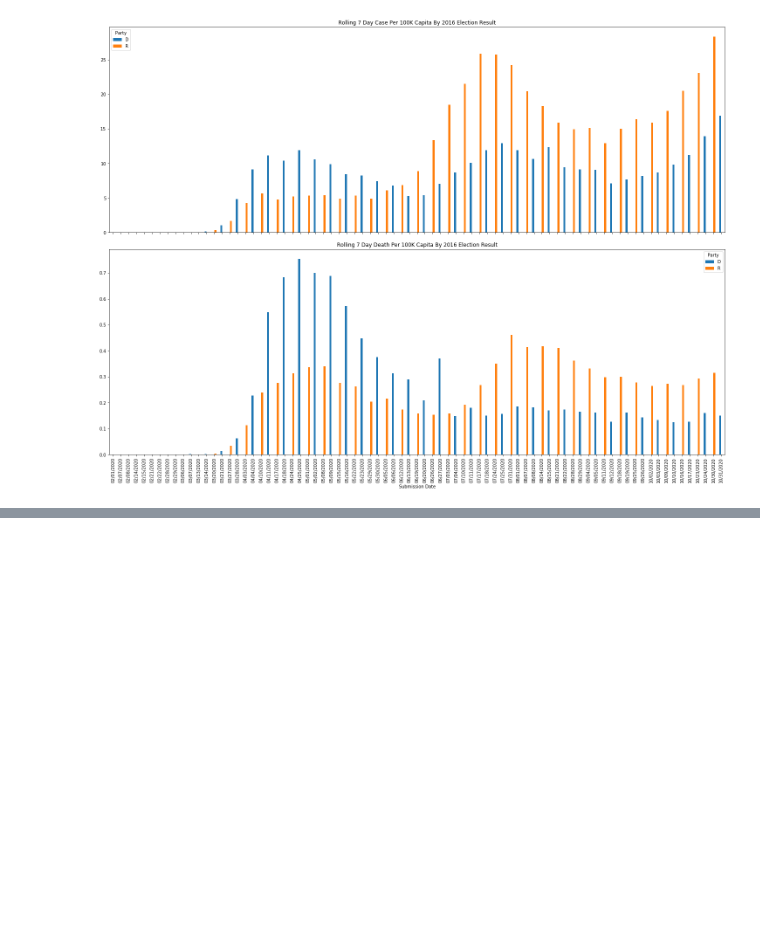
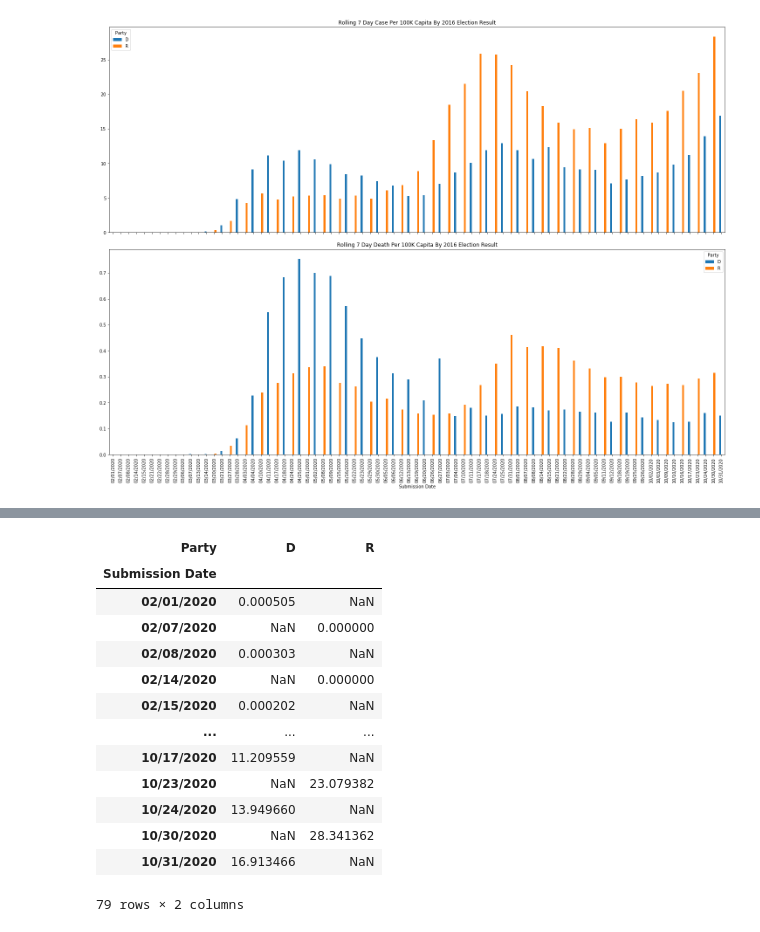
Before and after one commit to codesith/covid, a Jupyter notebook: notebook.ipynb, the cells around one changed output, grey strips where cells are left out. Cells and saved outputs as stored; diff of their text form; code cells hidden in the pictures; blank space fills up the shorter version.

```diff
--- a/notebook.ipynb
+++ b/notebook.ipynb
@@ -152,0 +161,17 @@ rollingDeath.plot(ax=axes[1], kind="bar", title="Rolling 7 Day Death Per 100K Ca
+# %%
+rollingCase
+# %% [output]
+| Party | D | R |
+| Submission Date |  |  |
+| 02/01/2020 | 0.000505 | NaN |
+| 02/07/2020 | NaN | 0.000000 |
+| 02/08/2020 | 0.000303 | NaN |
+| 02/14/2020 | NaN | 0.000000 |
+| 02/15/2020 | 0.000202 | NaN |
+| ... | ... | ... |
+| 10/17/2020 | 11.209559 | NaN |
+| 10/23/2020 | NaN | 23.079382 |
+| 10/24/2020 | 13.949660 | NaN |
+| 10/30/2020 | NaN | 28.341362 |
+| 10/31/2020 | 16.913466 | NaN |
+79 rows × 2 columns
```
Also changed, not shown: parts of 3 cells of this notebook.
